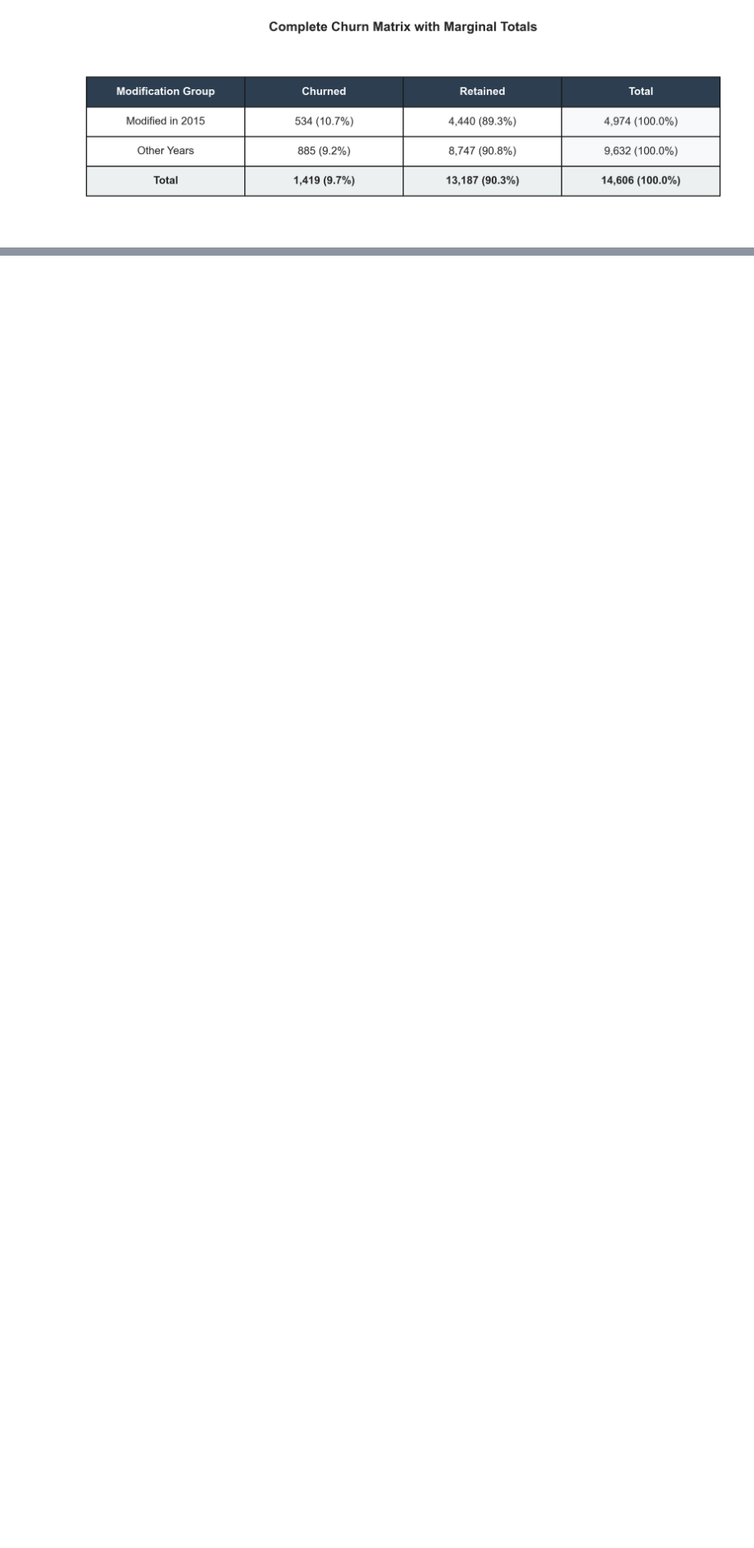
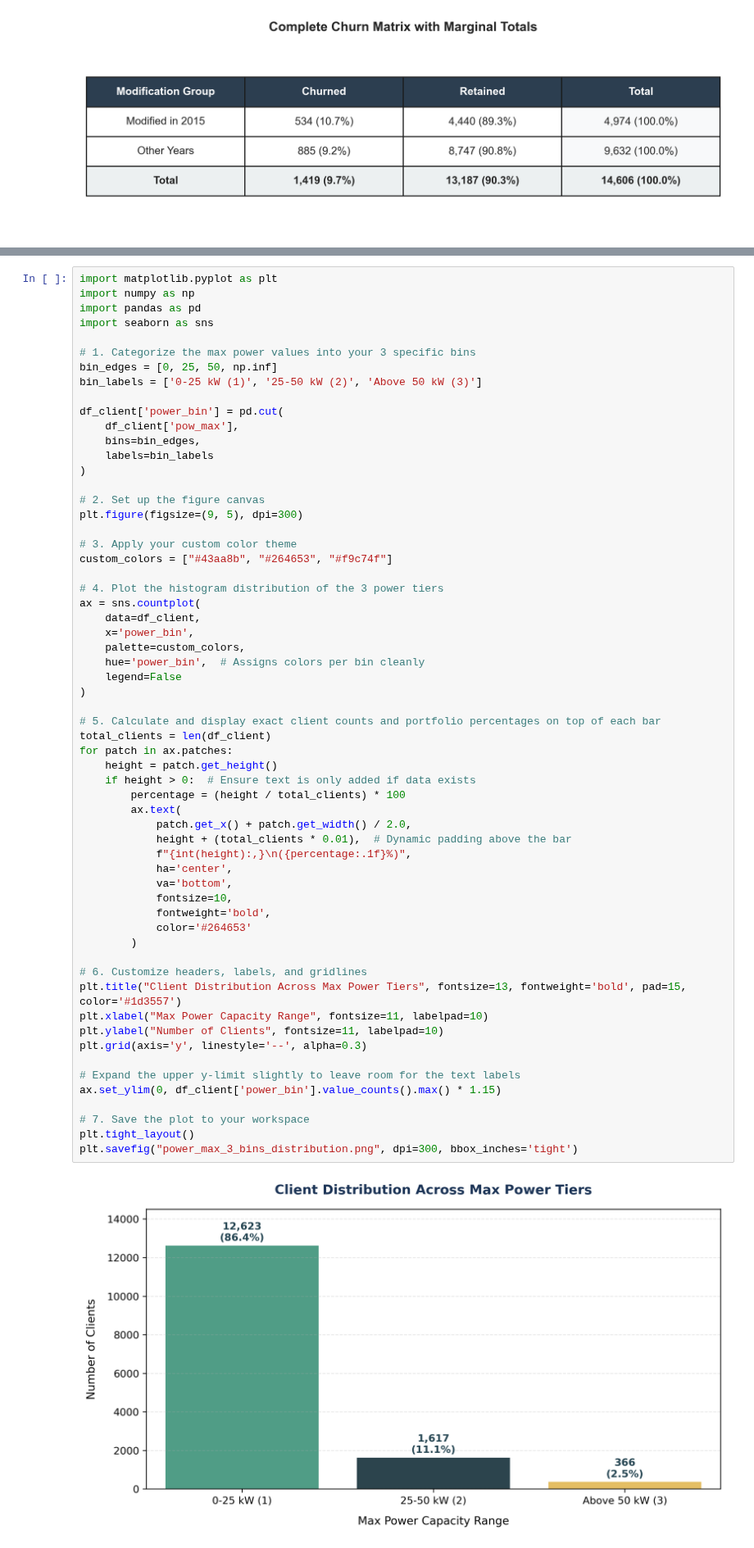
Before and after one commit to Yuqing-Wang-git/Power.Co_Churn, a Jupyter notebook: eda_2.ipynb, the cells around one changed output, grey strips where cells are left out. Shown at 82% size. Drawn from its saved outputs; the diff is of its cells as text; blank space fills up the shorter version.

```diff
--- a/eda_2.ipynb
+++ b/eda_2.ipynb
@@ -1009,0 +1113,62 @@ plt.show()
+# %%
+import matplotlib.pyplot as plt
+import numpy as np
+import pandas as pd
+import seaborn as sns
+
+# 1. Categorize the max power values into your 3 specific bins
+bin_edges = [0, 25, 50, np.inf]
+bin_labels = ['0-25 kW (1)', '25-50 kW (2)', 'Above 50 kW (3)']
+
+df_client['power_bin'] = pd.cut(
+    df_client['pow_max'],
+    bins=bin_edges,
+    labels=bin_labels
+)
+
+# 2. Set up the figure canvas
+plt.figure(figsize=(9, 5), dpi=300)
+
+# 3. Apply your custom color theme
+custom_colors = ["#43aa8b", "#264653", "#f9c74f"]
+
+# 4. Plot the histogram distribution of the 3 power tiers
+ax = sns.countplot(
+    data=df_client,
+    x='power_bin',
+    palette=custom_colors,
+    hue='power_bin',  # Assigns colors per bin cleanly
+    legend=False
+)
+
+# 5. Calculate and display exact client counts and portfolio percentages on top of each bar
+total_clients = len(df_client)
+for patch in ax.patches:
+    height = patch.get_height()
+    if height > 0:  # Ensure text is only added if data exists
+        percentage = (height / total_clients) * 100
+        ax.text(
+            patch.get_x() + patch.get_width() / 2.0,
+            height + (total_clients * 0.01),  # Dynamic padding above the bar
+            f"{int(height):,}\n({percentage:.1f}%)",
+            ha='center',
+            va='bottom',
+            fontsize=10,
+            fontweight='bold',
+            color='#264653'
+        )
+
+# 6. Customize headers, labels, and gridlines
+plt.title("Client Distribution Across Max Power Tiers", fontsize=13, fontweight='bold', pad=15, color='#1d3557')
+plt.xlabel("Max Power Capacity Range", fontsize=11, labelpad=10)
+plt.ylabel("Number of Clients", fontsize=11, labelpad=10)
+plt.grid(axis='y', linestyle='--', alpha=0.3)
+
+# Expand the upper y-limit slightly to leave room for the text labels
+ax.set_ylim(0, df_client['power_bin'].value_counts().max() * 1.15)
+
+# 7. Save the plot to your workspace
+plt.tight_layout()
+plt.savefig("power_max_3_bins_distribution.png", dpi=300, bbox_inches='tight')
+# %% [output]
+[figure, added]
```
Also changed, not shown: parts of 11 cells of this notebook, 5 other files.
